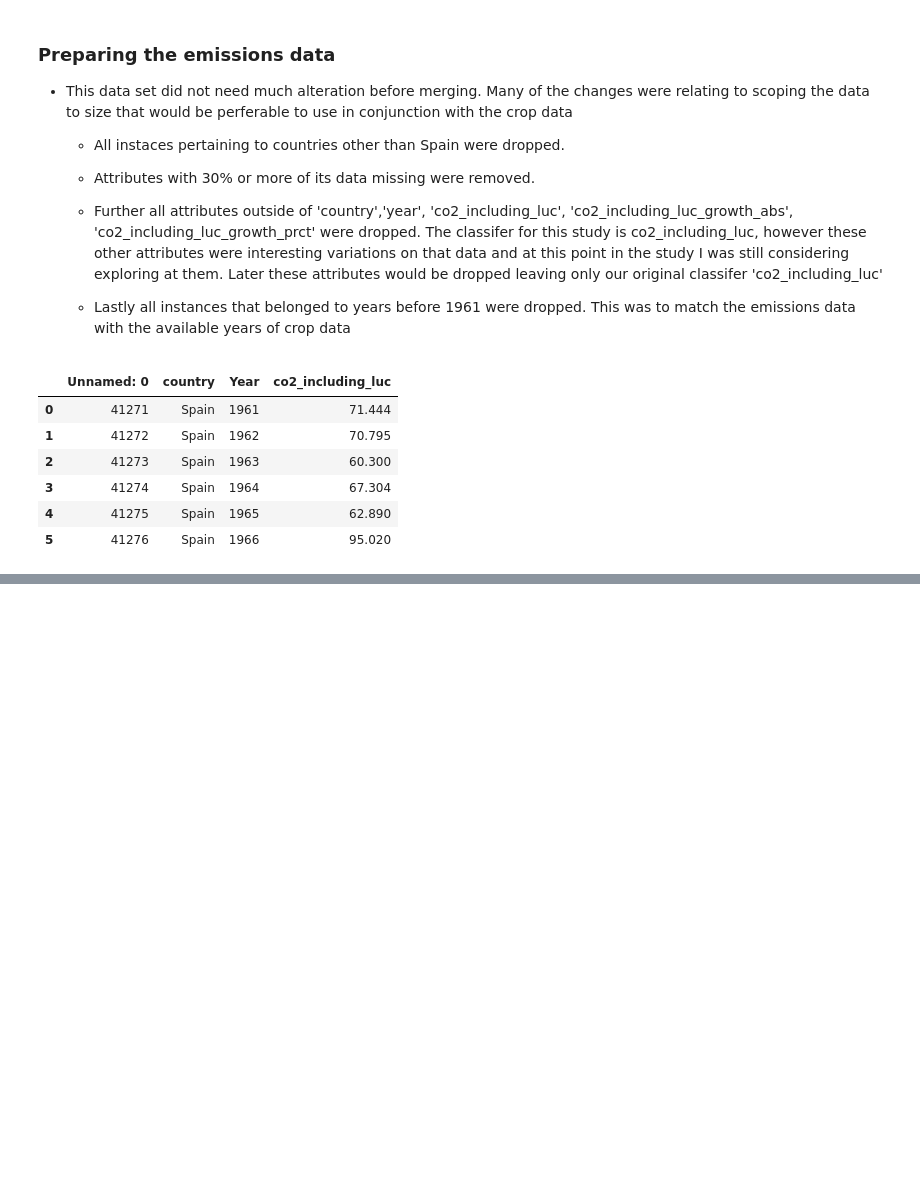
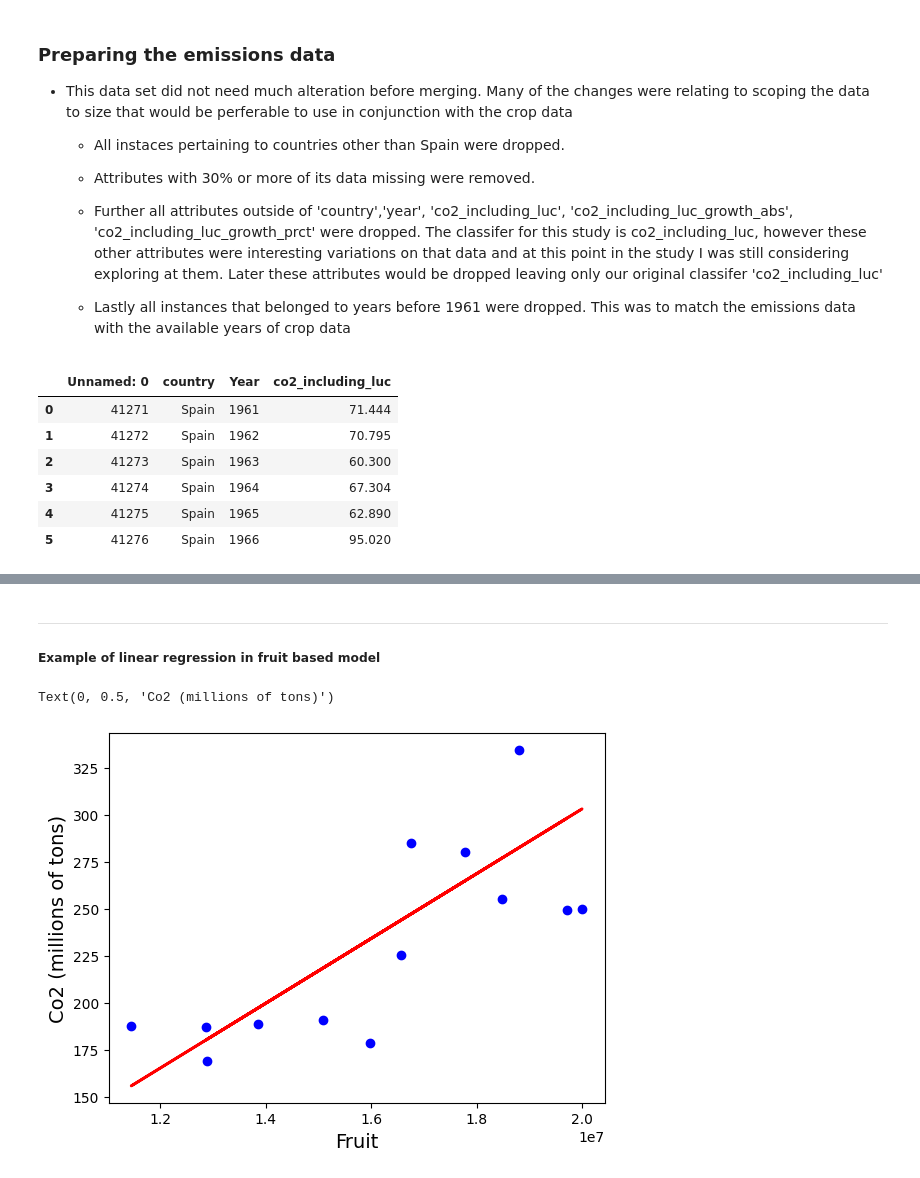
Before and after one commit to nickbar2003/FirstRepo, a Jupyter notebook: cs222/project/report.ipynb, the cells around one changed output, grey strips where cells are left out. Drawn from its saved outputs; the diff is of its cells as text; code cells hidden in the pictures; blank space fills up the shorter version.

```diff
--- a/cs222/project/report.ipynb
+++ b/cs222/project/report.ipynb
@@ -184,0 +321,30 @@ display(emissions_before_merge.loc[0:5, :])
+# %% [markdown]
+---
+
+
+##### Example of linear regression in fruit based model
+# %%
+
+test_p = .2
+seed = 123
+
+X = df[['Fruit']].values.reshape(-1, 1)
+y = df[['co2_including_luc']].values.reshape(-1,1)
+
+X_train, X_test, y_train, y_test = train_test_split(
+
+    X, y, test_size=test_p, random_state=seed
+)
+
+linModel = LinearRegression()
+linModel.fit(X_train,y_train)
+y_pred = linModel.predict(X_test)
+
+
+plt.scatter(X_test, y_test, color='blue')
+plt.plot(X_test, y_pred, color='red', linewidth=2)
+plt.xlabel('Fruit', fontsize=14)
+plt.ylabel('Co2 (millions of tons)', fontsize=14)
+# %% [output]
+Text(0, 0.5, 'Co2 (millions of tons)')
+[figure, added]
```
Also changed, not shown: parts of 16 cells of this notebook, 3 other files.
